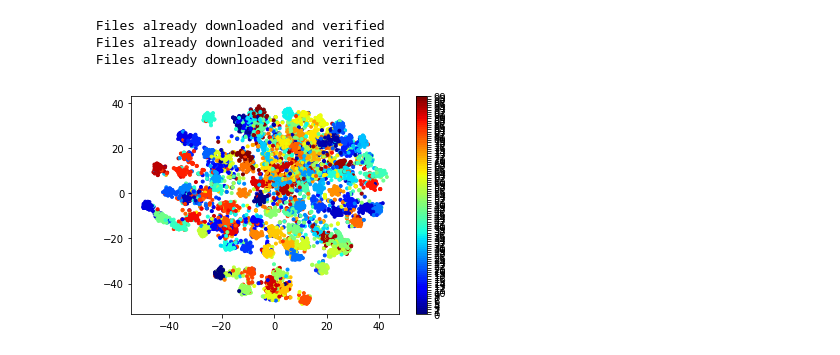
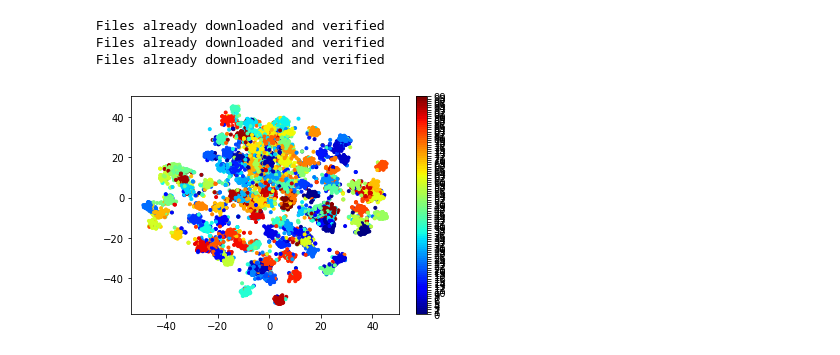
Before and after one commit to ivanpanshin/SupCon-Framework, a Jupyter notebook: t-SNE.ipynb, the cells around one changed output. Cells and saved outputs as stored; diff of their text form; code cells hidden in the pictures.

Commit message:
images for repo

```diff
--- a/t-SNE.ipynb
+++ b/t-SNE.ipynb
@@ -26,17 +26,18 @@ Files already downloaded and verified
 Files already downloaded and verified
 # %%
 model = utils.build_model(backbone, second_stage=(stage == 'second'), num_classes=num_classes, ckpt_pretrained=ckpt_pretrained).cuda()
+model.use_projection_head(False)
 model.eval()
 
 embeddings, labels = utils.compute_embeddings(loaders['valid_loader'], model, scaler)
 embeddings_tsne = TSNE(n_jobs=num_workers).fit_transform(embeddings)
 vis_x = embeddings_tsne[:, 0]
 vis_y = embeddings_tsne[:, 1]
 plt.scatter(vis_x, vis_y, c=labels, cmap=plt.cm.get_cmap("jet", num_classes), marker='.')
 plt.colorbar(ticks=range(num_classes))
 plt.show()
 # %% [output]
-[figure, old version]
+[figure, new version]
 # %%
 embeddings, labels = utils.compute_embeddings(loaders['train_features_loader'], model, scaler)
 embeddings_tsne = TSNE(n_jobs=num_workers).fit_transform(embeddings)
```
Also changed, not shown: parts of 1 cell of this notebook, 2 other files.
